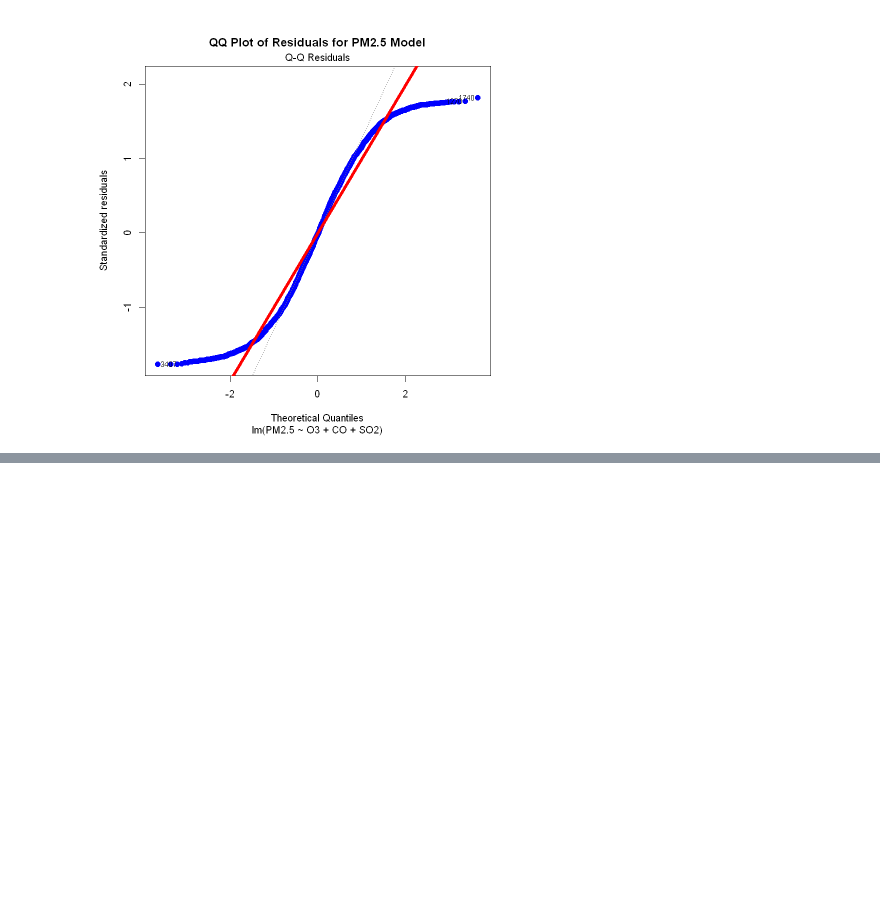
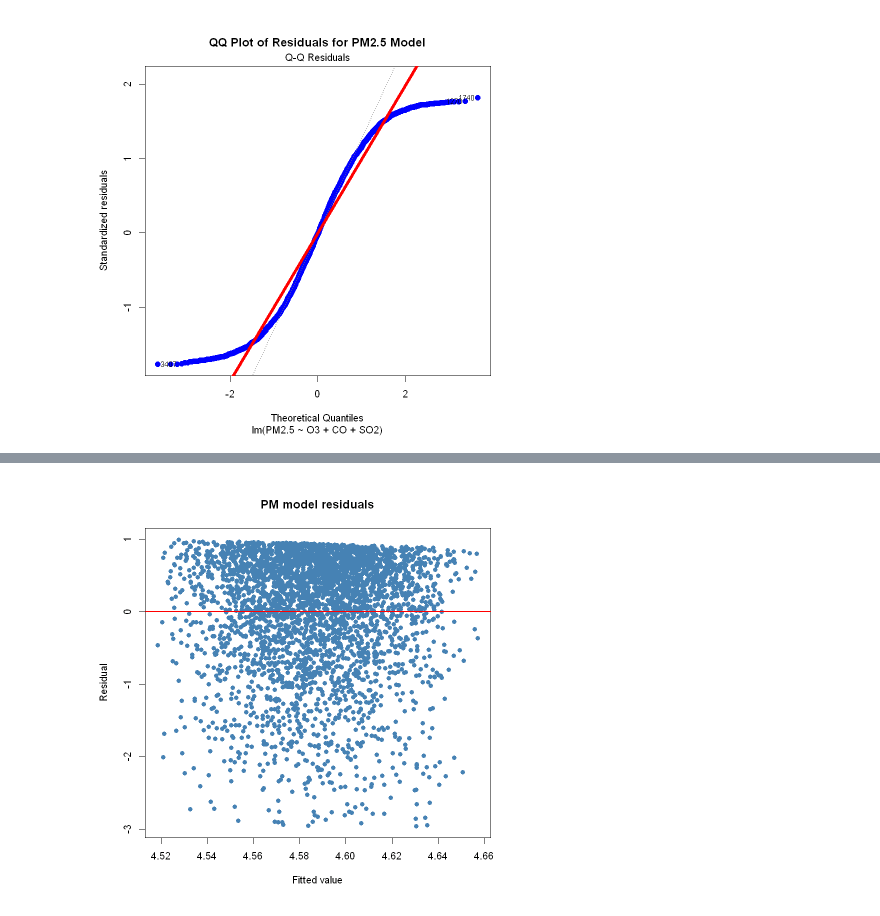
Before and after one commit to h2woobin/Global-Air-Quality-, a Jupyter notebook: main/air_quality_final.ipynb, the cells around one changed output, grey strips where cells are left out. Cells and saved outputs as stored; diff of their text form; code cells hidden in the pictures; blank space fills up the shorter version.

```diff
--- a/main/air_quality_final.ipynb
+++ b/main/air_quality_final.ipynb
@@ -255,3 +260,6 @@ plot(model, which = 2,
      abline(0, 1, col = "red", lwd = 5)
 # %% [output]
 [figure]
+# %%
+log_PM_model <- lm(log(air_quality_clean$PM2) ~ air_quality_clean$SO2 + air_quality_clean$CO + air_quality_clean$O3, data = air_quality_clean)
+summary(log_PM_model)
@@ -257,0 +311,13 @@ plot(model, which = 2,
+# %%
+plot(log_PM_model$fitted.values,
+     log_PM_model$residuals,
+     xlab = "Fitted value",
+     ylab = "Residual",
+     main = "PM model residuals",
+     col = "steelblue",
+     pch = 16,
+     bg = "white")
+
+abline(h = 0, col = "red", lwd = 2)
+# %% [output]
+[figure, added]
```
Also changed, not shown: parts of 4 cells of this notebook.
